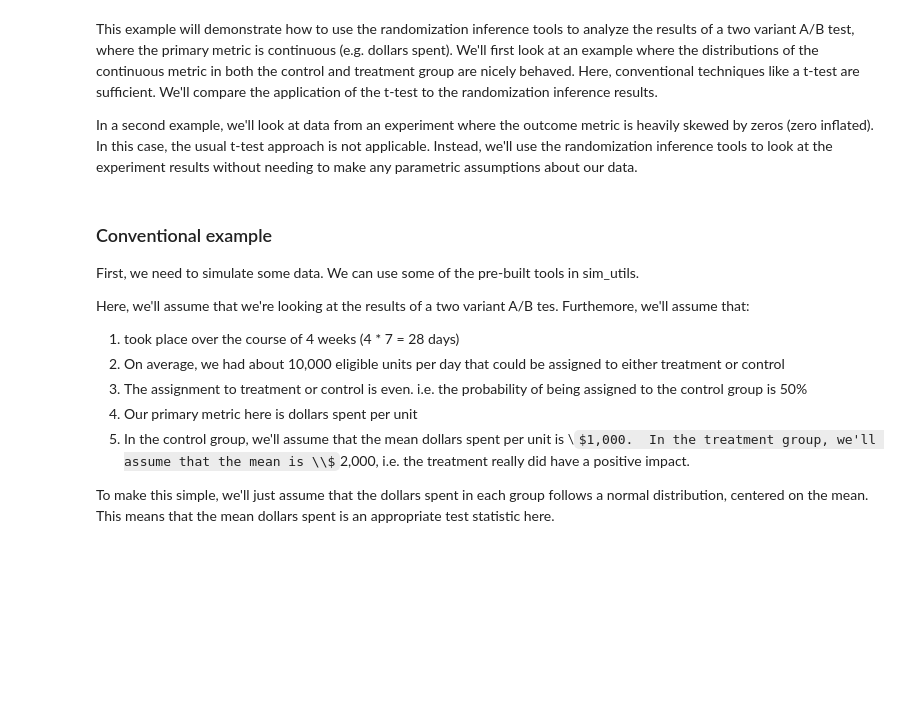
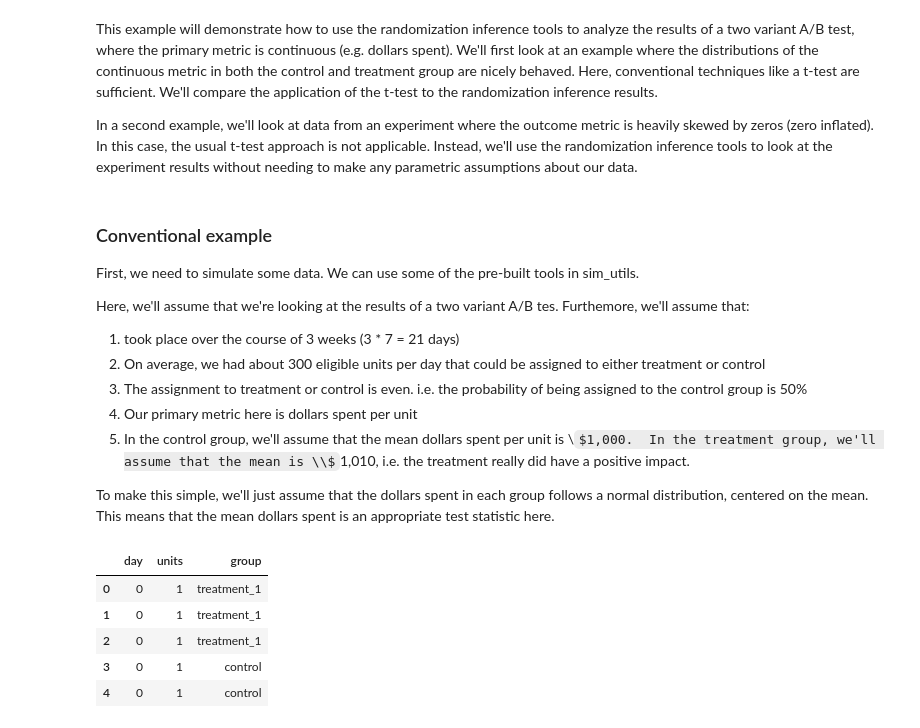
Before and after one commit to dokeeffe87/stats_utils, a Jupyter notebook: notebooks/examples/continuous_metrics/skewed_continuous_experiment_analysis.ipynb, the cells around one changed output. Cells and saved outputs as stored; diff of their text form; code cells hidden in the pictures; some formulas as TeX source; blank space fills up the shorter version.

```diff
--- a/notebooks/examples/continuous_metrics/skewed_continuous_experiment_analysis.ipynb
+++ b/notebooks/examples/continuous_metrics/skewed_continuous_experiment_analysis.ipynb
@@ -20,17 +30,19 @@ First, we need to simulate some data.  We can use some of the pre-built tools in
 
 Here, we'll assume that we're looking at the results of a two variant A/B tes.  Furthemore, we'll assume that:
 
-1. took place over the course of 4 weeks (4 * 7 = 28 days)
-2. On average, we had about 10,000 eligible units per day that could be assigned to either treatment or control
+1. took place over the course of 3 weeks (3 * 7 = 21 days)
+2. On average, we had about 300 eligible units per day that could be assigned to either treatment or control
 3. The assignment to treatment or control is even. i.e. the probability of being assigned to the control group is 50%
 4. Our primary metric here is dollars spent per unit
-5. In the control group, we'll assume that the mean dollars spent per unit is \\$1,000.  In the treatment group, we'll assume that the mean is \\$2,000, i.e. the treatment really did have a positive impact.
+5. In the control group, we'll assume that the mean dollars spent per unit is \\$1,000.  In the treatment group, we'll assume that the mean is \\$1,010, i.e. the treatment really did have a positive impact.
 
 To make this simple, we'll just assume that the dollars spent in each group follows a normal distribution, centered on the mean. This means that the mean dollars spent is an appropriate test statistic here.
 # %%
-daily_num_observations = 10000
-number_of_days_for_experiment = 4 * 7
+daily_num_observations = 300
+number_of_days_for_experiment = 3 * 7
 p_vals = "equal"
 group_col = 'group'
 # %%
 simulate_data = sim_utils.SimulateSkewedContinuous()
+# %%
+df_sim = simulate_data.simulate_expected_daily_visitors(number_of_days_for_experiment=number_of_days_for_experiment, daily_num_observations=daily_num_observations)
@@ -36,0 +51,9 @@ simulate_data = sim_utils.SimulateSkewedContinuous()
+# %%
+df_sim.head()
+# %% [output]
+|  | day | units | group |
+| 0 | 0 | 1 | treatment_1 |
+| 1 | 0 | 1 | treatment_1 |
+| 2 | 0 | 1 | treatment_1 |
+| 3 | 0 | 1 | control |
+| 4 | 0 | 1 | control |
```
Also changed, not shown: parts of 15 cells of this notebook, 1 other file.
